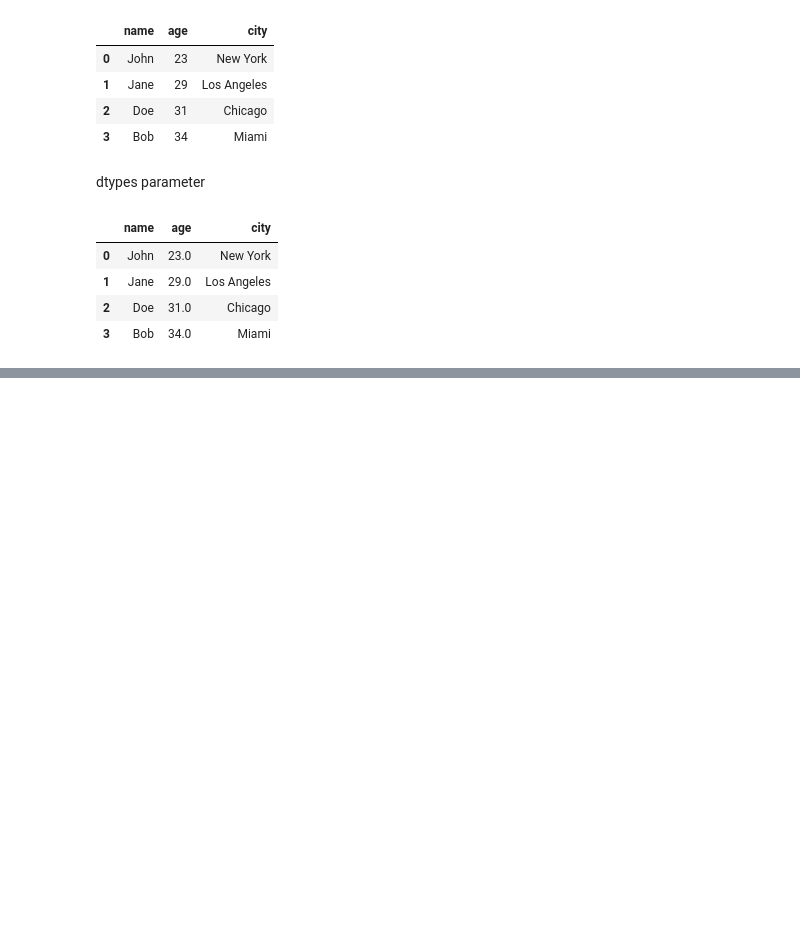
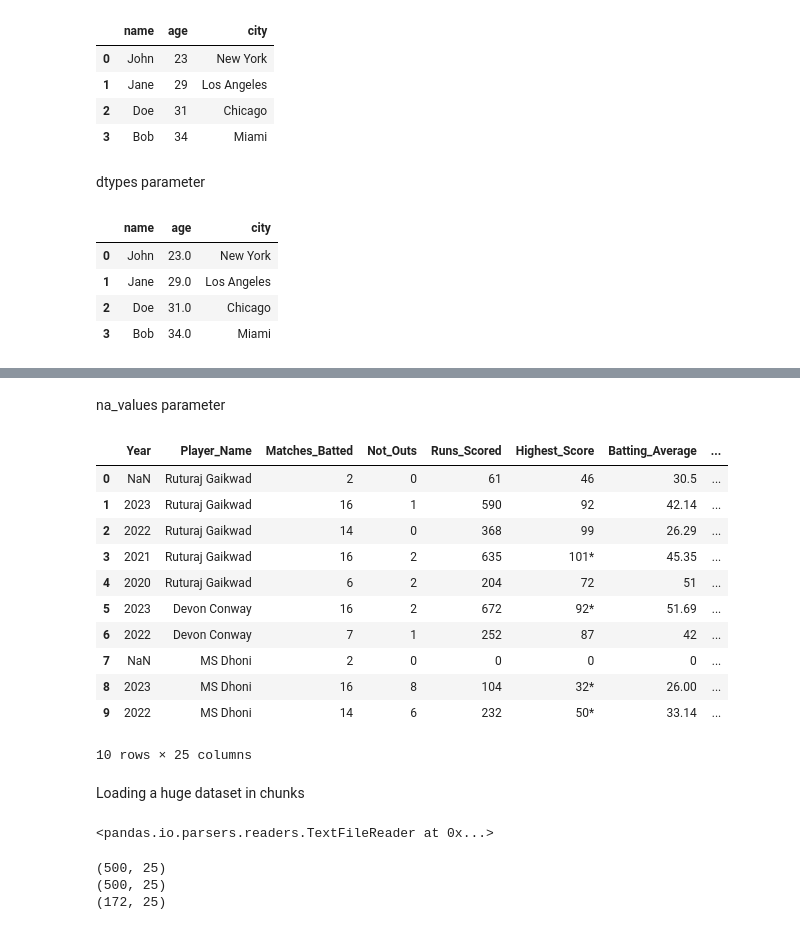
Before and after one commit to Roy7721/Learning-Machine-learning-everyday, a Jupyter notebook: 10 feb 25/working with CSV/working with CSV.ipynb, the cells around one changed output, grey strips where cells are left out. Drawn from its saved outputs; the diff is of its cells as text; code cells hidden in the pictures; blank space fills up the shorter version.

```diff
--- a/10 feb 25/working with CSV/working with CSV.ipynb
+++ b/10 feb 25/working with CSV/working with CSV.ipynb
@@ -140,0 +176,32 @@ data
+# %% [markdown]
+na_values parameter
+# %%
+ipldata= pd.read_csv("ipl_data.csv",na_values=['2024',"2001"])
+ipldata.head(10)
+# %% [output]
+|  | Year | Player_Name | Matches_Batted | Not_Outs | Runs_Scored | Highest_Score | Batting_Average | ... |
+| 0 | NaN | Ruturaj Gaikwad | 2 | 0 | 61 | 46 | 30.5 | ... |
+| 1 | 2023 | Ruturaj Gaikwad | 16 | 1 | 590 | 92 | 42.14 | ... |
+| 2 | 2022 | Ruturaj Gaikwad | 14 | 0 | 368 | 99 | 26.29 | ... |
+| 3 | 2021 | Ruturaj Gaikwad | 16 | 2 | 635 | 101* | 45.35 | ... |
+| 4 | 2020 | Ruturaj Gaikwad | 6 | 2 | 204 | 72 | 51 | ... |
+| 5 | 2023 | Devon Conway | 16 | 2 | 672 | 92* | 51.69 | ... |
+| 6 | 2022 | Devon Conway | 7 | 1 | 252 | 87 | 42 | ... |
+| 7 | NaN | MS Dhoni | 2 | 0 | 0 | 0 | 0 | ... |
+| 8 | 2023 | MS Dhoni | 16 | 8 | 104 | 32* | 26.00 | ... |
+| 9 | 2022 | MS Dhoni | 14 | 6 | 232 | 50* | 33.14 | ... |
+10 rows × 25 columns
+# %% [markdown]
+Loading a huge dataset in chunks
+# %%
+ipldata= pd.read_csv("ipl_data.csv",chunksize=500)
+ipldata
+# %% [output]
+<pandas.io.parsers.readers.TextFileReader at 0x...>
+# %%
+for chunk in ipldata:
+    print(chunk.shape)
+# %% [output]
+(500, 25)
+(500, 25)
+(172, 25)
```
Also changed, not shown: parts of 4 cells of this notebook, 2 other files.
